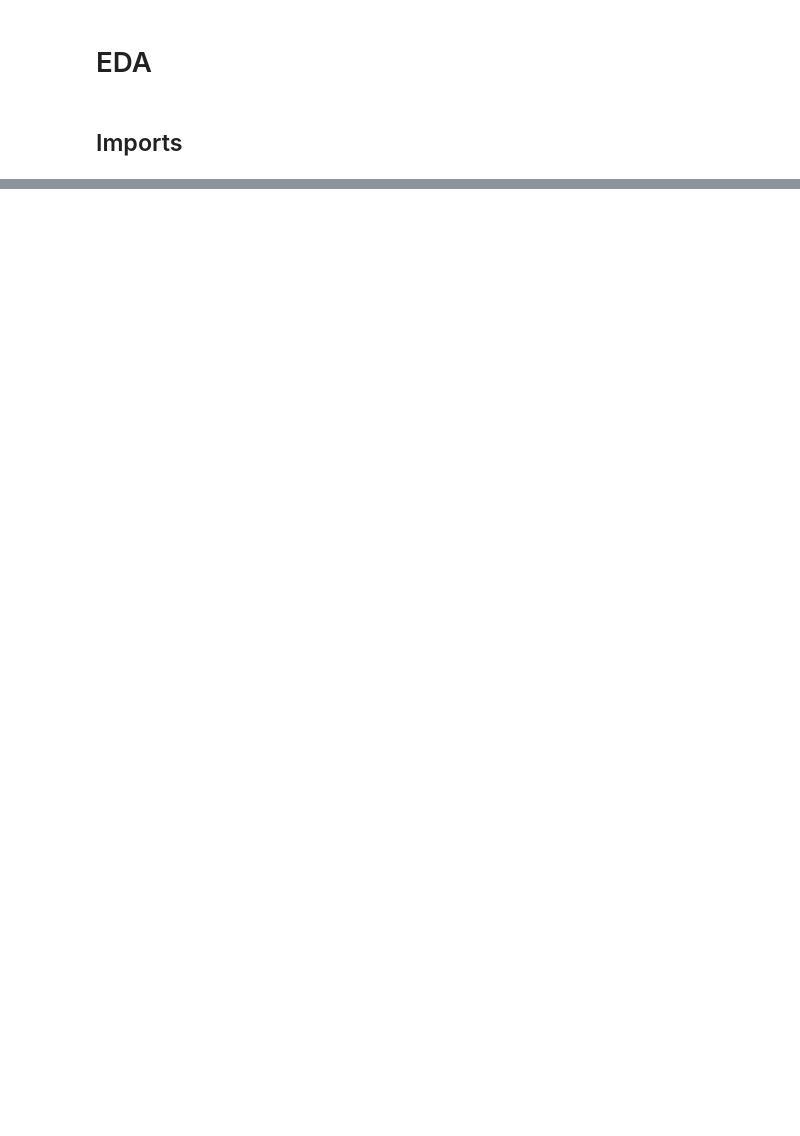
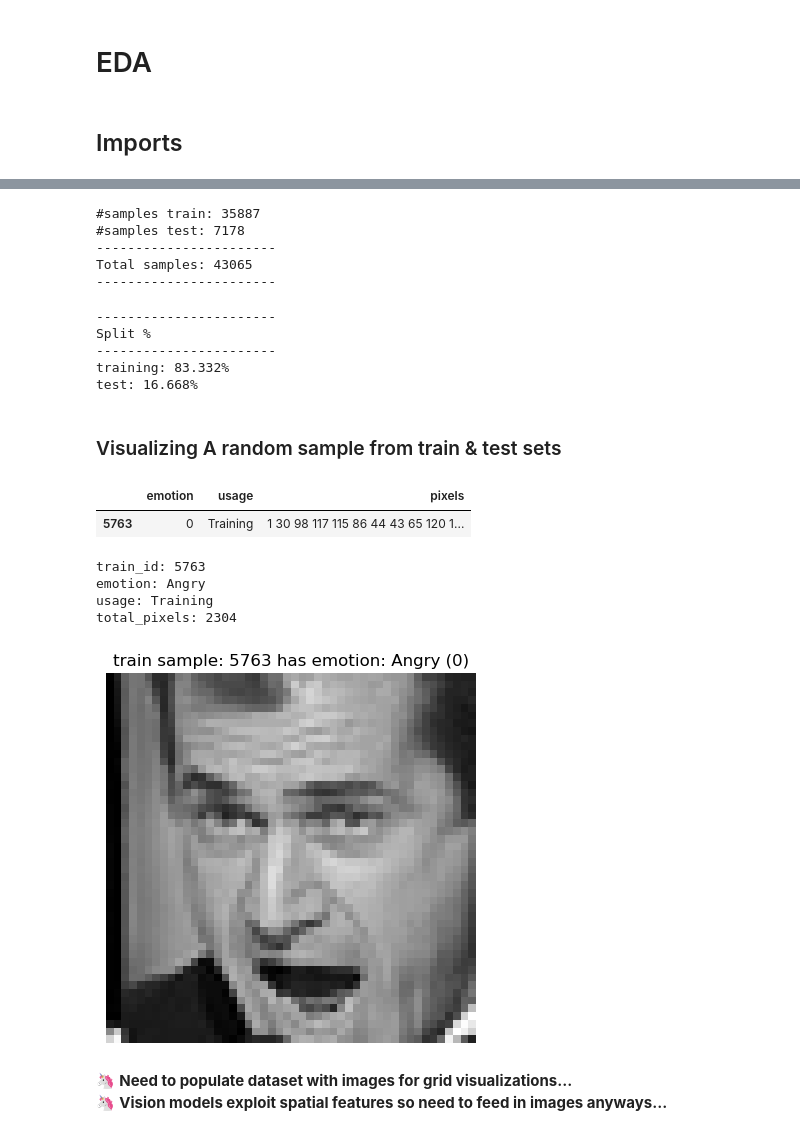
Before and after one commit to Aryan-Garg/Fast-Facial-Expression-Recognition, a Jupyter notebook: eda.ipynb, the cells around one changed output, grey strips where cells are left out. Saved outputs shown, nothing was run; the diff lists cells and outputs as text; code cells hidden in the pictures; blank space fills up the shorter version.

Commit message:
Add reading, length statistics, processing and conversion to images with annotation file creation (++fastai batch grid visualization)

```diff
--- a/eda.ipynb
+++ b/eda.ipynb
@@ -24,0 +47,9 @@ train_df.head()
+# %%
+# rename columns in train_df
+train_df.columns = ['emotion', 'usage', 'pixels']
+# save train_df to csv
+train_df.to_csv('dataset_FER/renamed_train.csv', index=False)
+# open and read renamed_train.csv
+train_df = pd.read_csv('dataset_FER/renamed_train.csv')
+# check the first 5 rows of train_df
+train_df.head()
@@ -24,0 +63,23 @@ train_df.head()
+# %%
+len_train_df, len_test_df = len(train_df), len(test_df)
+print(f"#samples train: {len_train_df}\n#samples test: {len_test_df}")
+print(f"-----------------------\nTotal samples: {len_train_df + len_test_df}\n-----------------------")
+# %% [output]
+#samples train: 35887
+#samples test: 7178
+-----------------------
+Total samples: 43065
+-----------------------
+# %%
+train_split = len_train_df / (len_train_df + len_test_df) * 100.
+test_split = 100 - train_split
+print("-----------------------")
+print(f"Split %\n-----------------------\ntraining: {train_split:.3f}%\ntest: {test_split:.3f}%")
+# %% [output]
+-----------------------
+Split %
+-----------------------
+training: 83.332%
+test: 16.668%
+# %% [markdown]
+### Visualizing A random sample from train & test sets
@@ -24,0 +90,44 @@ train_df.head()
+# %%
+# get a random row from train_df
+train_sample = train_df.sample()
+train_sample
+# %% [output]
+|  | emotion | usage | pixels |
+| 5763 | 0 | Training | 1 30 98 117 115 86 44 43 65 120 1... |
+# %%
+train_id = train_sample.index.values[0]
+emotion = train_sample['emotion'].values[0]
+usage = train_sample['usage'].values[0]
+pixels = train_sample['pixels'].values[0].split(' ')
+
+print("train_id:", train_id,
+        "\nemotion:", class2emotion[emotion],
+        "\nusage:", usage,
+        "\ntotal_pixels:", len(pixels))
+
+assert len(pixels) == 48*48, "[!] total pixels should be 48 * 48"
+# %% [output]
+train_id: 5763
+emotion: Angry
+usage: Training
+total_pixels: 2304
+# %%
+# create a 48 x 48 image from pixels list (row major ordering RMO)
+def create_image_from_rmo_list(pixel_lst):
+    img = np.zeros((48, 48), dtype=np.uint8)
+    for i in range(48):
+        for j in range(48):
+            img[i][j] = int(pixel_lst[i * 48 + j])
+    return img
+# %%
+train_sample_img = create_image_from_rmo_list(pixels)
+
+plt.title(f"train sample: {train_id} has emotion: {class2emotion[emotion]} ({emotion})")
+plt.axis(False)
+plt.imshow(train_sample_img, cmap='gray')
+plt.show()
+# %% [output]
+[figure, added]
+# %% [markdown]
+🦄 **Need to populate dataset with images for grid visualizations...**
+🦄 **Vision models exploit spatial features so need to feed in images anyways...**
```
Also changed, not shown: parts of 17 cells of this notebook, 1 other file.
